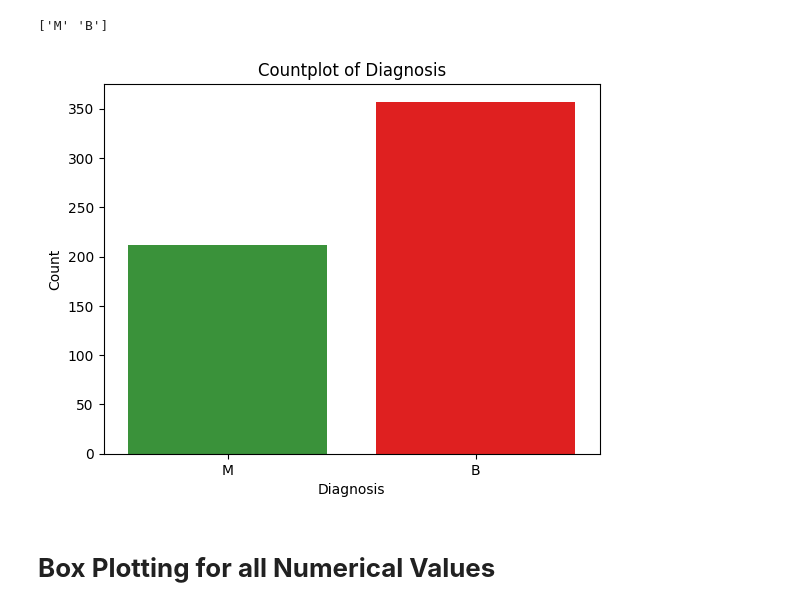
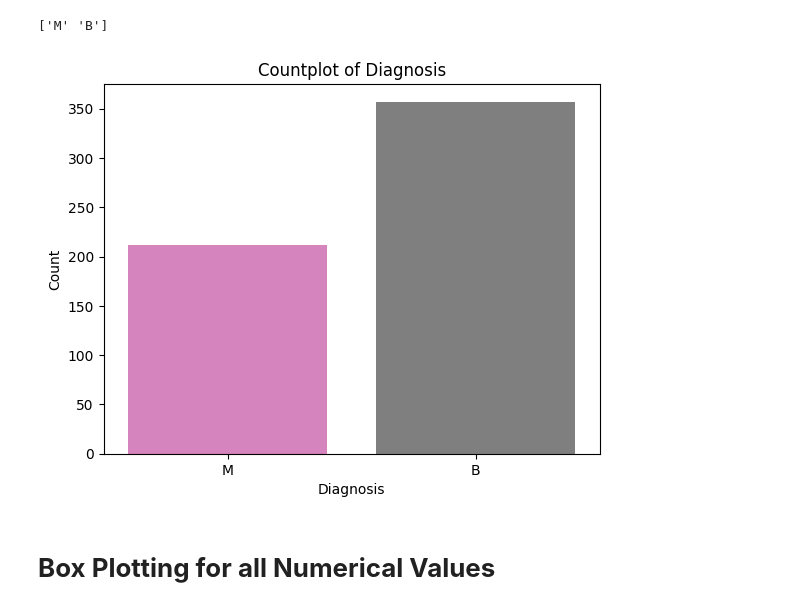
Before and after one commit to Jum-eng/DCIT-311-MACHINE-LEARNING-PROJECT, a Jupyter notebook: Code.ipynb, the cells around one changed output. Cells and saved outputs as stored; diff of their text form; code cells hidden in the pictures.

```diff
--- a/Code.ipynb
+++ b/Code.ipynb
@@ -164,16 +169,16 @@ print(df['diagnosis'].unique())
 # %% [output]
 ['M' 'B']
 # %%
-custom_palette = [ "#2ca02c", "#FF0000", "#2ca02c", "#d62728", "#9467bd", "#8c564b", "#e377c2", "#7f7f7f", "#bcbd22", "#17becf"]
+custom_palette = [ "#e377c2", "#7f7f7f", "#bcbd22", "#17becf"]
 
 # Create countplot with custom colors
 sns.countplot(data=df, x='diagnosis', palette=custom_palette)
 plt.xlabel("Diagnosis")
 plt.ylabel("Count")
 plt.title("Countplot of Diagnosis")
 plt.show()
 # %% [output]
-[figure, old version]
+[figure, new version]
 # %% [markdown]
 # **Box Plotting for all Numerical Values**
 # %%
```
Also changed, not shown: parts of 3 cells of this notebook.
